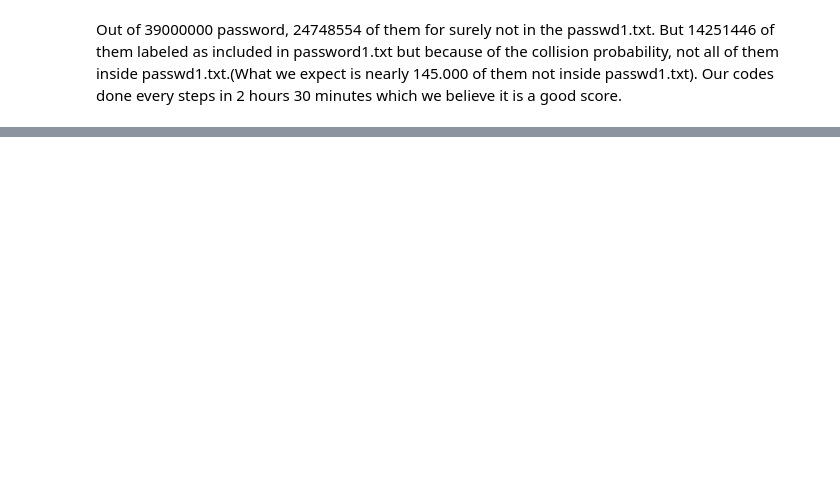
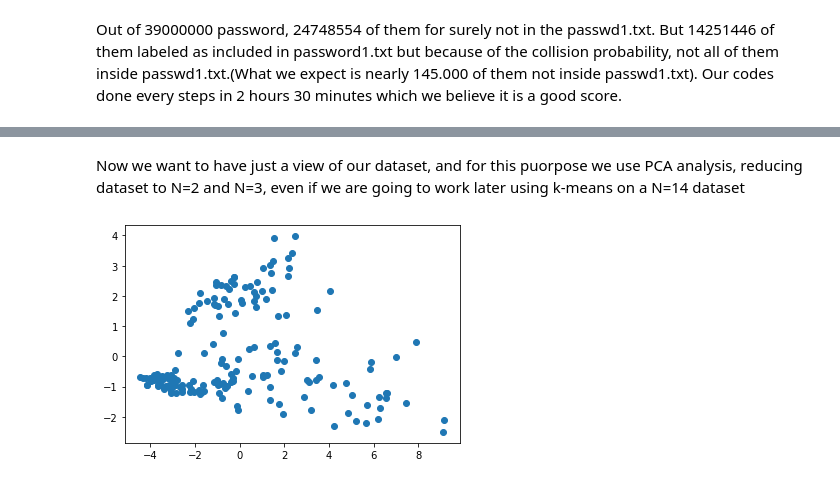
Before and after one commit to Fraquia/ADM-HW4, a Jupyter notebook: main.ipynb, the cells around one changed output, grey strips where cells are left out. Saved outputs shown, nothing was run; the diff lists cells and outputs as text; code cells hidden in the pictures; blank space fills up the shorter version.

```diff
--- a/main.ipynb
+++ b/main.ipynb
@@ -130,0 +143,9 @@ Out of 39000000 password, 24748554 of them for surely not in the passwd1.txt. Bu
+# %%
+import ast
+
+vectors_list = []
+with open('C:\\Users\\Admin\\Downloads\\wine.data') as file:
+    for line in file:
+        l = line.strip('\n')
+        x = ast.literal_eval(l)
+        vectors_list.append(list(x))
@@ -130,0 +154,17 @@ Out of 39000000 password, 24748554 of them for surely not in the passwd1.txt. Bu
+# %%
+n = normalize(vectors_list, axis=1) #we do this to have a better response by our data to custering
+s = preprocessing.scale(n)
+v_list = []
+for el in list(s):          #in this way we convert the array uotput in a nested list
+    v_list.append(list(el))
+# %% [markdown]
+Now we want to have just a view of our dataset, and for this puorpose we use PCA analysis, reducing dataset to N=2 and N=3, even if we are going to work later using k-means on a N=14 dataset
+# %%
+pca = PCA(n_components=2)
+reduced = pca.fit_transform(v_list)
+t = reduced.transpose()
+
+plt.scatter(t[0], t[1])
+plt.show()
+# %% [output]
+[figure, added]
```
Also changed, not shown: parts of 20 cells of this notebook.
